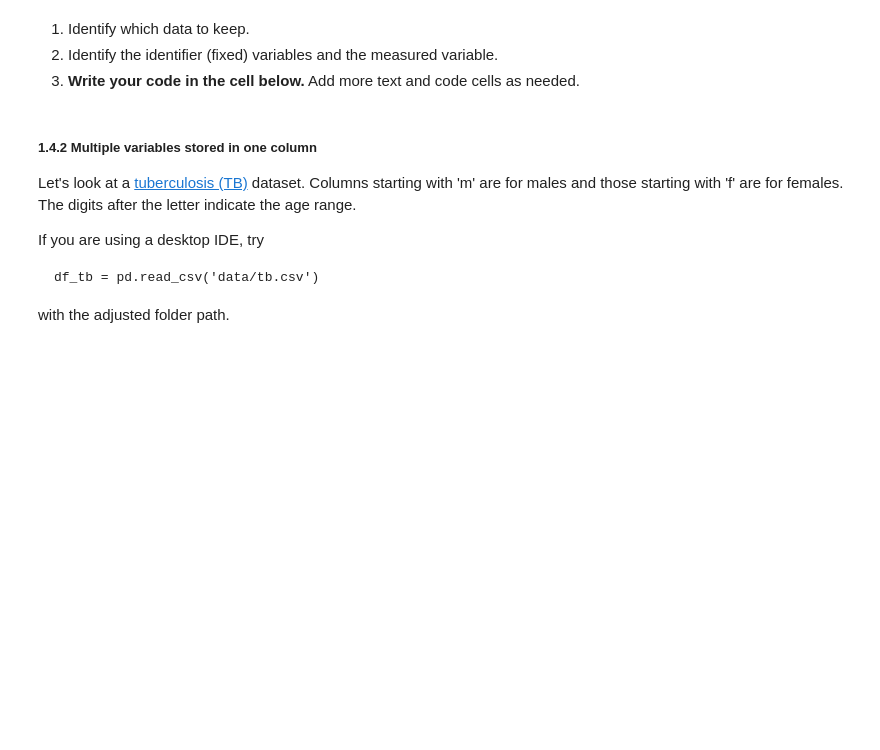
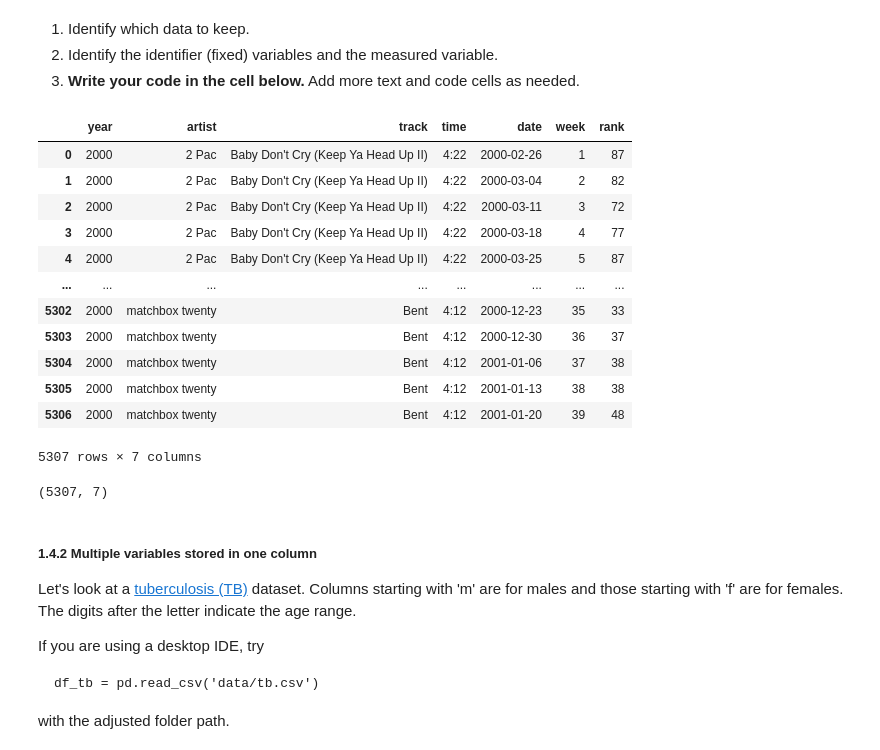
Before and after one commit to jiraroj-wir/MUIC-ICCS261-Principles-of-Data-Science, a Jupyter notebook: Copy_of_06_tidy_data.ipynb, the cells around one changed output. Drawn from its saved outputs; the diff is of its cells as text; code cells hidden in the pictures; blank space fills up the shorter version.

```diff
--- a/Copy_of_06_tidy_data.ipynb
+++ b/Copy_of_06_tidy_data.ipynb
@@ -332,3 +330,55 @@ memory usage: 205.7 KB
+# %%
+# Your code here
+
+# Keep song details and turn the weekly columns into rows.
+df_bill_tidy = df_bill.melt(
+    id_vars=['year', 'artist.inverted', 'track', 'time', 'date.entered'],
+    value_vars=df_bill.filter(regex=r'^x\d+.*\.week$').columns,
+    var_name='week',
+    value_name='rank'
+)
+
+# Keep only weeks when the song was on the chart.
+df_bill_tidy = df_bill_tidy.dropna(subset=['rank'])
+
+# Extract the number from labels such as 'x1st.week'.
+df_bill_tidy['week'] = (
+    df_bill_tidy['week'].str.extract(r'(\d+)', expand=False).astype(int)
+)
+
+# Week 1 is the entry date; each subsequent week adds 7 days.
+df_bill_tidy['date'] = (
+    pd.to_datetime(df_bill_tidy['date.entered'])
+    + pd.to_timedelta((df_bill_tidy['week'] - 1) * 7, unit='D')
+)
+
+df_bill_tidy = df_bill_tidy.rename(columns={'artist.inverted': 'artist'})
+df_bill_tidy['rank'] = df_bill_tidy['rank'].astype(int)
+
+# Match the requested columns and ordering.
+df_bill_tidy = (
+    df_bill_tidy[['year', 'artist', 'track', 'time', 'date', 'week', 'rank']]
+    .sort_values(['artist', 'track', 'week'])
+    .reset_index(drop=True)
+)
+
+display(df_bill_tidy)
+print(df_bill_tidy.shape)  # Expected: (5307, 7)
+# %% [output]
+|  | year | artist | track | time | date | week | rank |
+| 0 | 2000 | 2 Pac | Baby Don't Cry (Keep Ya Head Up II) | 4:22 | 2000-02-26 | 1 | 87 |
+| 1 | 2000 | 2 Pac | Baby Don't Cry (Keep Ya Head Up II) | 4:22 | 2000-03-04 | 2 | 82 |
+| 2 | 2000 | 2 Pac | Baby Don't Cry (Keep Ya Head Up II) | 4:22 | 2000-03-11 | 3 | 72 |
+| 3 | 2000 | 2 Pac | Baby Don't Cry (Keep Ya Head Up II) | 4:22 | 2000-03-18 | 4 | 77 |
+| 4 | 2000 | 2 Pac | Baby Don't Cry (Keep Ya Head Up II) | 4:22 | 2000-03-25 | 5 | 87 |
+| ... | ... | ... | ... | ... | ... | ... | ... |
+| 5302 | 2000 | matchbox twenty | Bent | 4:12 | 2000-12-23 | 35 | 33 |
+| 5303 | 2000 | matchbox twenty | Bent | 4:12 | 2000-12-30 | 36 | 37 |
+| 5304 | 2000 | matchbox twenty | Bent | 4:12 | 2001-01-06 | 37 | 38 |
+| 5305 | 2000 | matchbox twenty | Bent | 4:12 | 2001-01-13 | 38 | 38 |
+| 5306 | 2000 | matchbox twenty | Bent | 4:12 | 2001-01-20 | 39 | 48 |
+5307 rows × 7 columns
+(5307, 7)
 # %% [markdown]
 ##### 1.4.2 Multiple variables stored in one column
 
```
Also changed, not shown: parts of 6 cells of this notebook.
